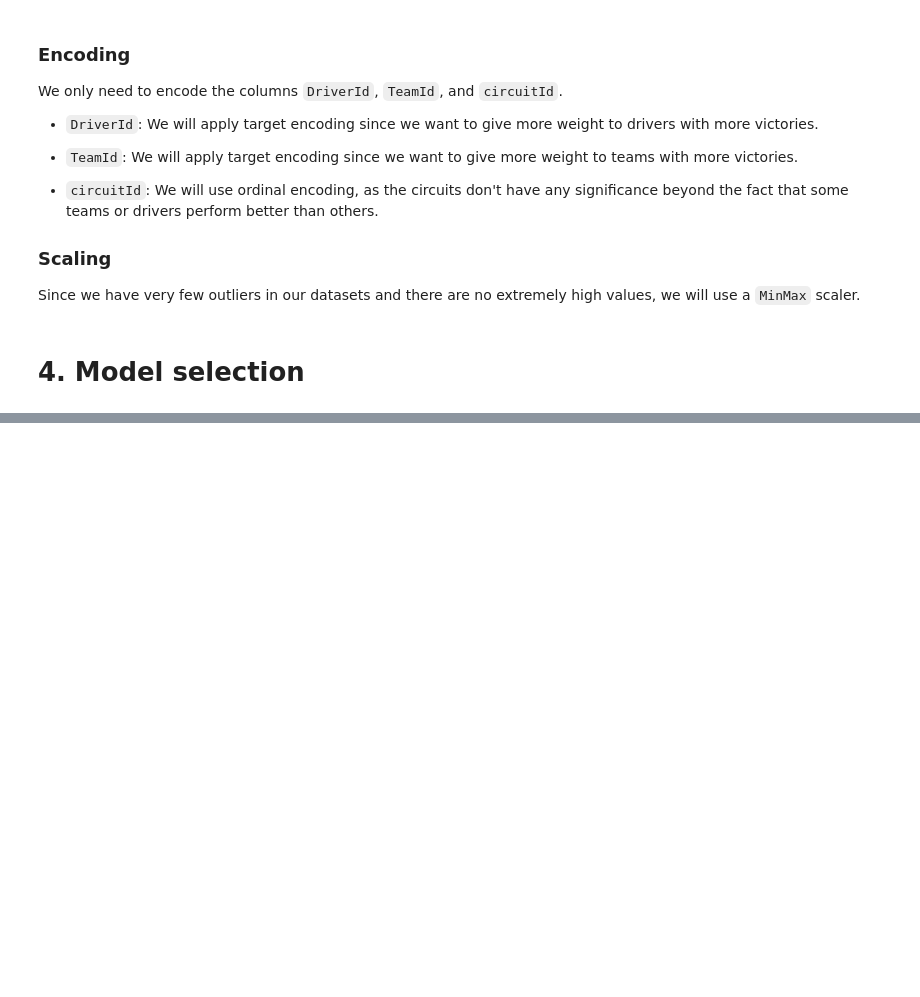
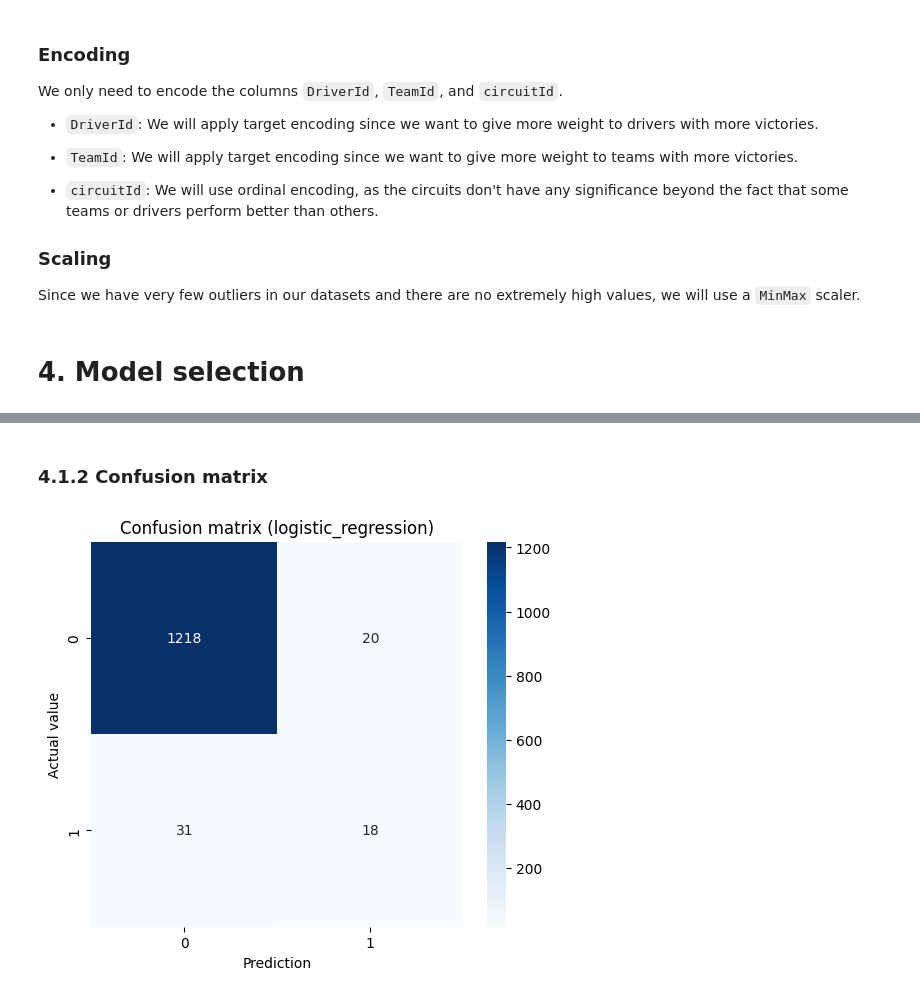
Before and after one commit to SupernovaIa/Formula-1-ML-Project, a Jupyter notebook: notebook/B2-Model-Classification.ipynb, the cells around one changed output, grey strips where cells are left out. Drawn from its saved outputs; the diff is of its cells as text; code cells hidden in the pictures; blank space fills up the shorter version.

```diff
--- a/notebook/B2-Model-Classification.ipynb
+++ b/notebook/B2-Model-Classification.ipynb
@@ -156,0 +151,6 @@ for model in model_list:
+# %% [markdown]
+### 4.1.2 Confusion matrix
+# %%
+models.plot_confusion_matrix(model, size=(6,5))
+# %% [output]
+[figure, added]
```
Also changed, not shown: parts of 51 cells of this notebook, 8 other files.
